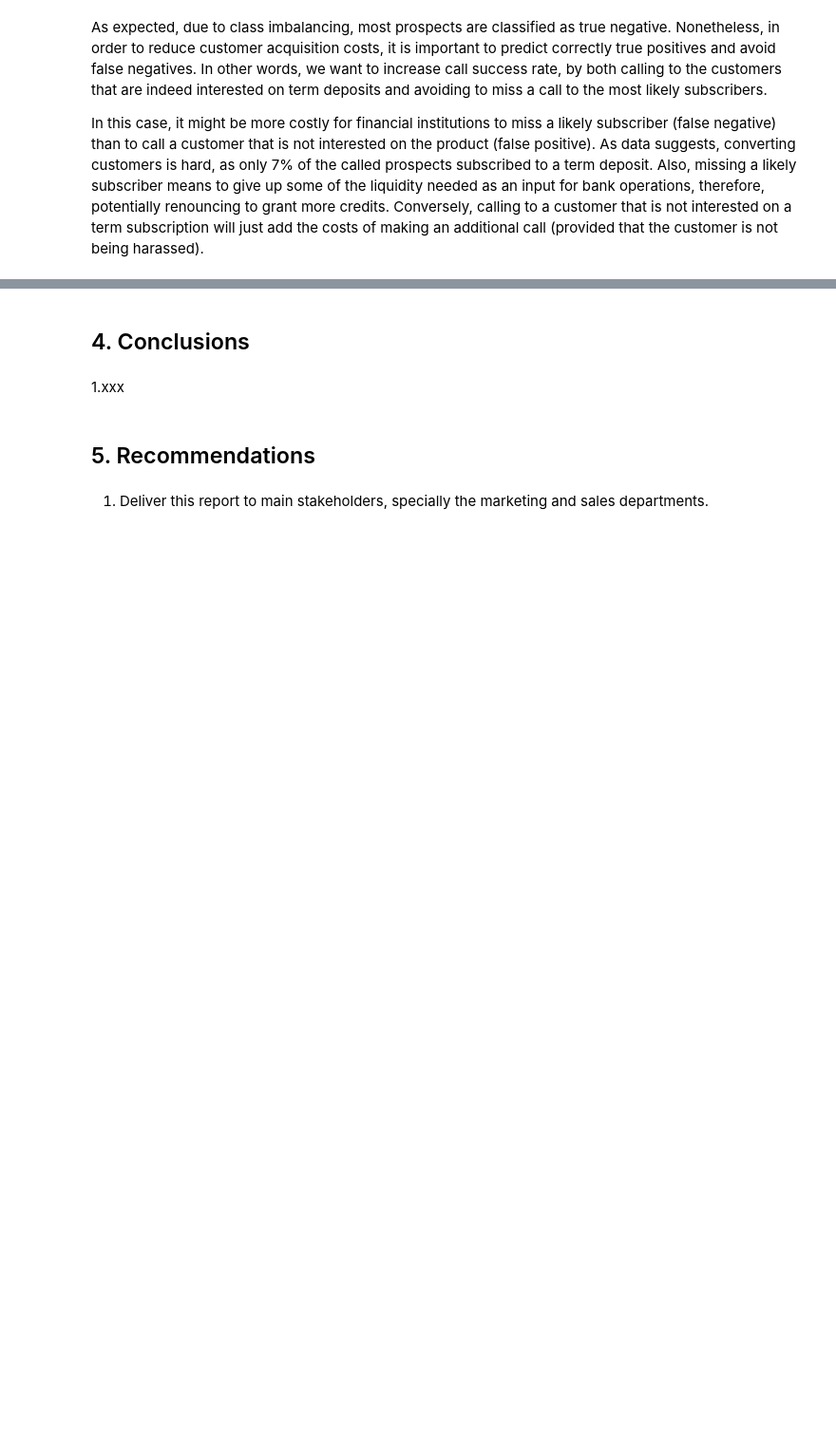
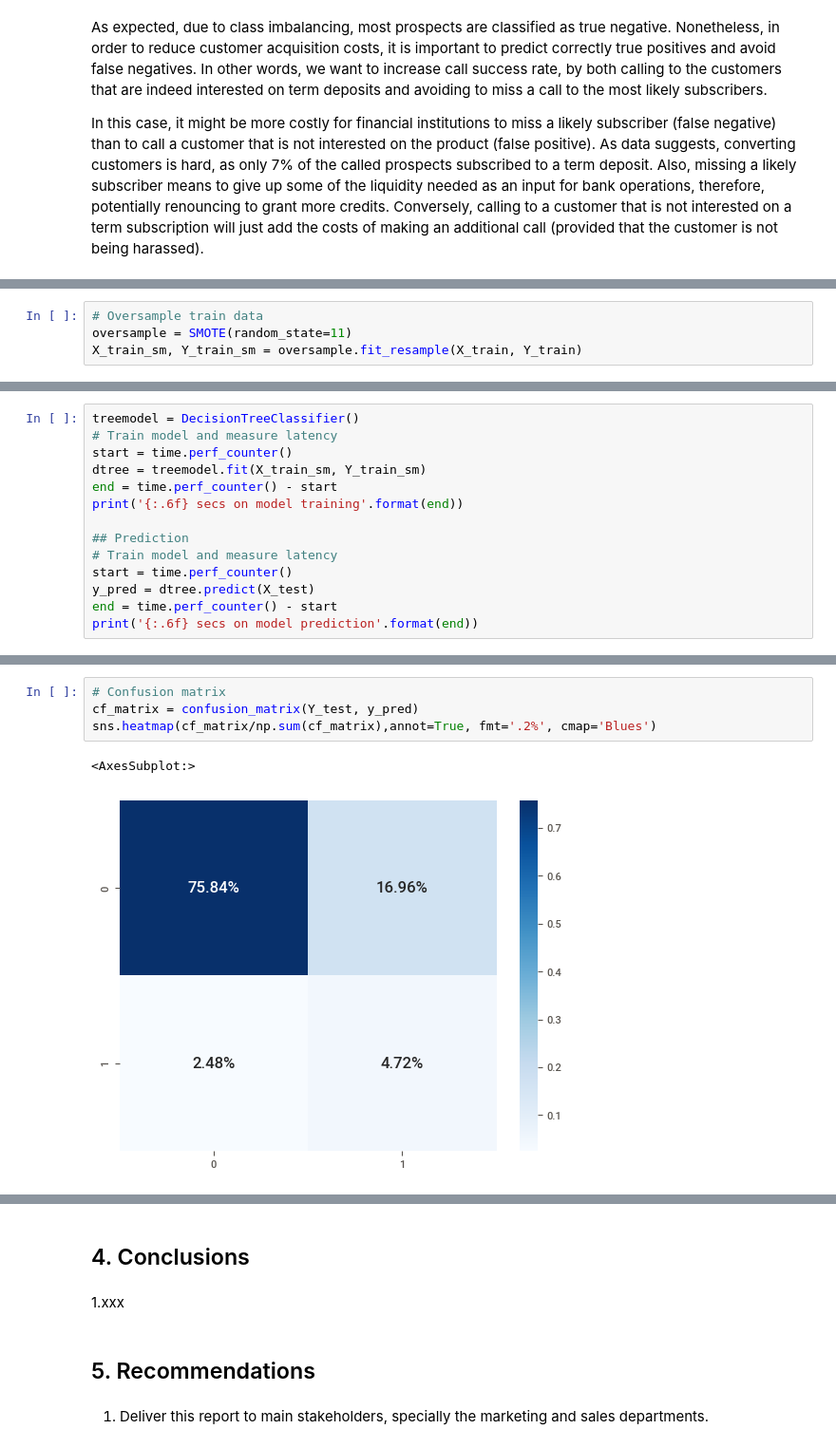
Before and after one commit to mauricio-vasquez/PurchaseIntentPrediction, a Jupyter notebook: Project 2 - PurchaseIntentPrediction.ipynb, the cells around one changed output, grey strips where cells are left out. Shown at 95% size. Drawn from its saved outputs; the diff is of its cells as text; blank space fills up the shorter version.

```diff
--- a/Project 2 - PurchaseIntentPrediction.ipynb
+++ b/Project 2 - PurchaseIntentPrediction.ipynb
@@ -796,0 +843,4 @@ Since the class is highly imbalanced, as well as false negatives are more of hig
+# %%
+# Oversample train data
+oversample = SMOTE(random_state=11)
+X_train_sm, Y_train_sm = oversample.fit_resample(X_train, Y_train)
@@ -796,0 +858,14 @@ Since the class is highly imbalanced, as well as false negatives are more of hig
+# %%
+treemodel = DecisionTreeClassifier()
+# Train model and measure latency
+start = time.perf_counter()
+dtree = treemodel.fit(X_train_sm, Y_train_sm)
+end = time.perf_counter() - start
+print('{:.6f} secs on model training'.format(end))
+
+## Prediction
+# Train model and measure latency
+start = time.perf_counter()
+y_pred = dtree.predict(X_test)
+end = time.perf_counter() - start
+print('{:.6f} secs on model prediction'.format(end))
@@ -796,0 +895,7 @@ Since the class is highly imbalanced, as well as false negatives are more of hig
+# %%
+# Confusion matrix
+cf_matrix = confusion_matrix(Y_test, y_pred)
+sns.heatmap(cf_matrix/np.sum(cf_matrix),annot=True, fmt='.2%', cmap='Blues')
+# %% [output]
+<AxesSubplot:>
+[figure, added]
```
Also changed, not shown: parts of 96 cells of this notebook.
